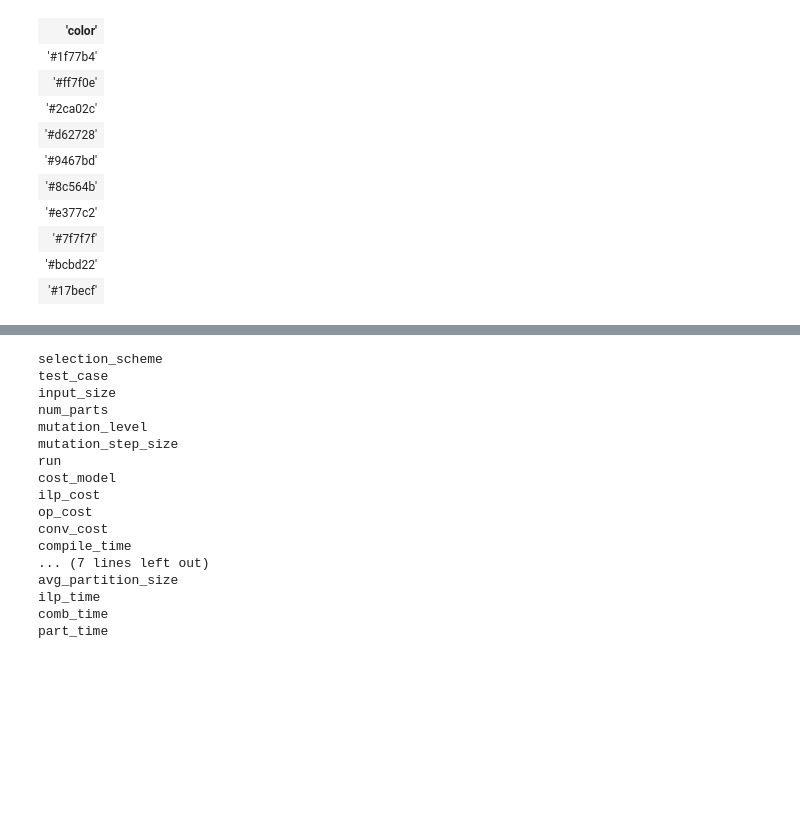
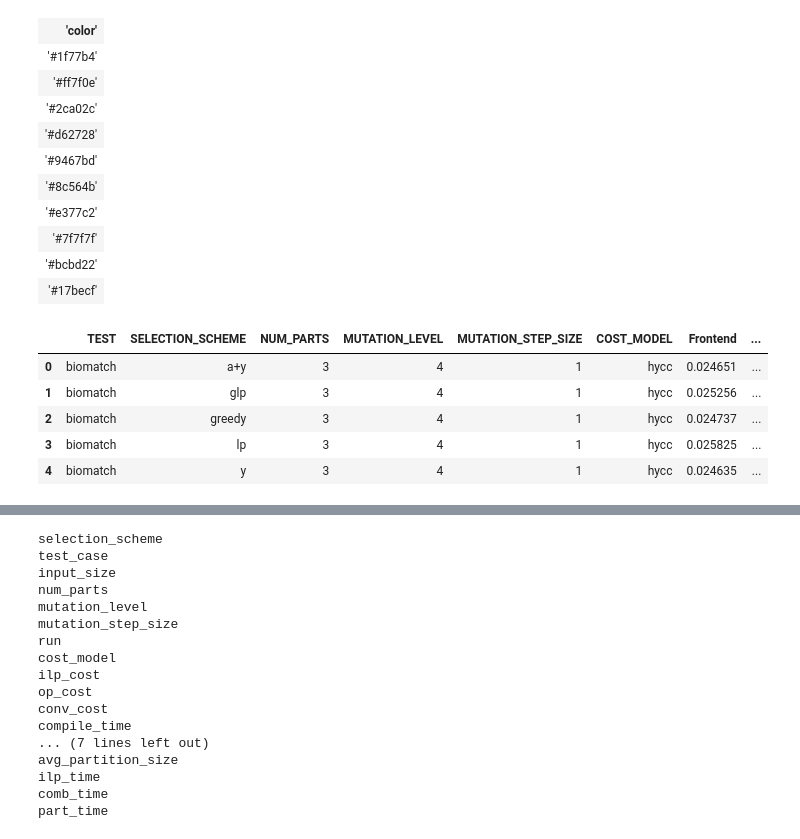
Before and after one commit to edwjchen/circ_benchmarks, a Jupyter notebook: analysis/analysis.ipynb, the cells around one changed output, grey strips where cells are left out. Saved outputs shown, nothing was run; the diff lists cells and outputs as text; code cells hidden in the pictures; blank space fills up the shorter version.

```diff
--- a/analysis/analysis.ipynb
+++ b/analysis/analysis.ipynb
@@ -28,3 +28,29 @@ plt.rcParams['axes.prop_cycle']
 | '#7f7f7f' |
 | '#bcbd22' |
 | '#17becf' |
+# %%
+# import all csvs as panda dataframes
+csv_dir_path = "../csvs"
+circ_compile_path = "{}/circ/compile_data.csv".format(csv_dir_path)
+hycc_compile_path = "{}/hycc/compile_data.csv".format(csv_dir_path)
+circ_run_path = "{}/circ/run_data.csv".format(csv_dir_path)
+hycc_run_path = "{}/hycc/run_data.csv".format(csv_dir_path)
+
+circ_compile_df = pd.read_csv(circ_compile_path)
+hycc_compile_df = pd.read_csv(hycc_compile_path)
+circ_run_df = pd.read_csv(circ_run_path)
+hycc_run_df = pd.read_csv(hycc_run_path)
+
+circ_compile_df = circ_compile_df.drop(['Unnamed: 0'], axis=1)
+hycc_compile_df = hycc_compile_df.drop(['Unnamed: 0'], axis=1)
+circ_run_df = circ_run_df.drop(['Unnamed: 0'], axis=1)
+hycc_run_df = hycc_run_df.drop(['Unnamed: 0'], axis=1)
+# %%
+circ_compile_df.head()
+# %% [output]
+|  | TEST | SELECTION_SCHEME | NUM_PARTS | MUTATION_LEVEL | MUTATION_STEP_SIZE | COST_MODEL | Frontend | ... |
+| 0 | biomatch | a+y | 3 | 4 | 1 | hycc | 0.024651 | ... |
+| 1 | biomatch | glp | 3 | 4 | 1 | hycc | 0.025256 | ... |
+| 2 | biomatch | greedy | 3 | 4 | 1 | hycc | 0.024737 | ... |
+| 3 | biomatch | lp | 3 | 4 | 1 | hycc | 0.025825 | ... |
+| 4 | biomatch | y | 3 | 4 | 1 | hycc | 0.024635 | ... |
```
Also changed, not shown: parts of 3 cells of this notebook, 5 other files.
